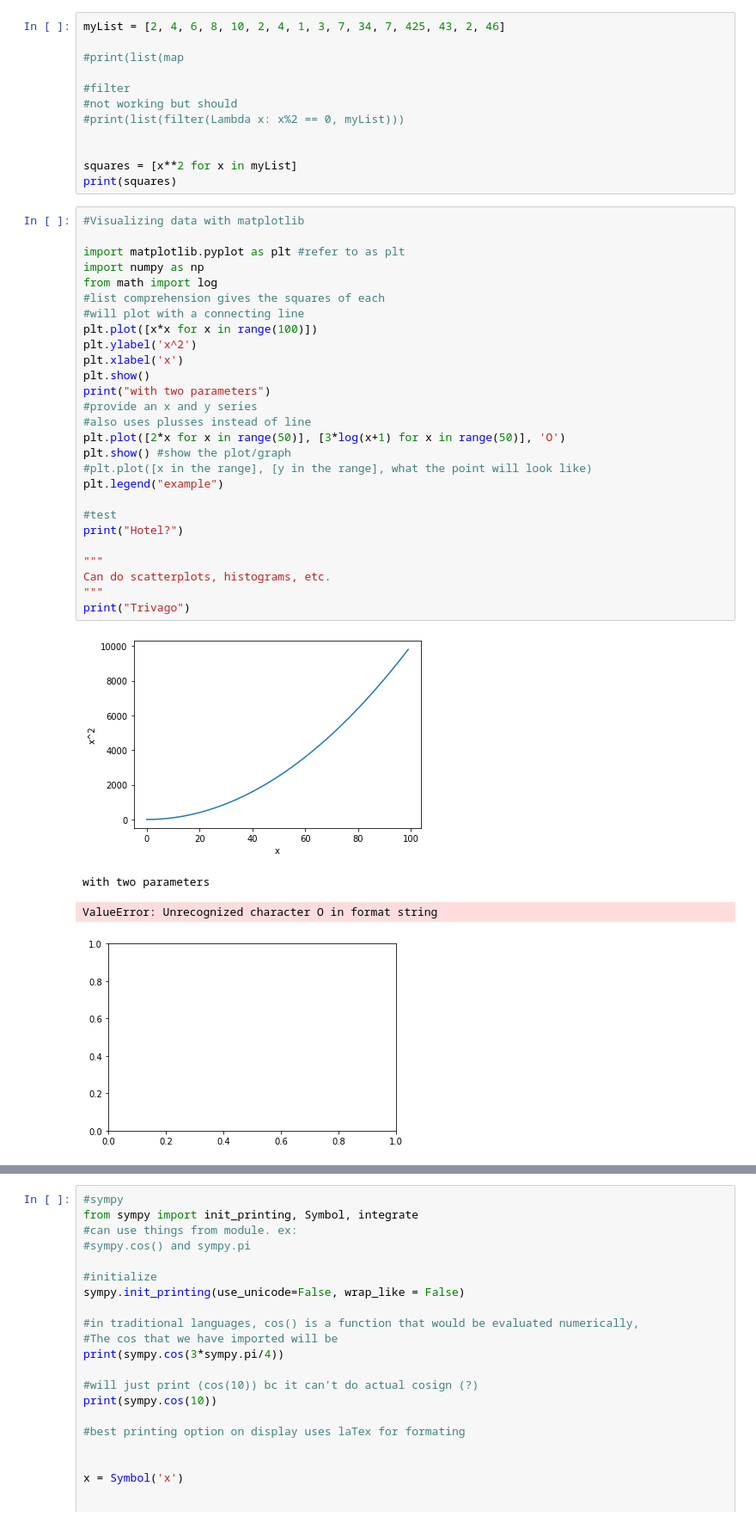
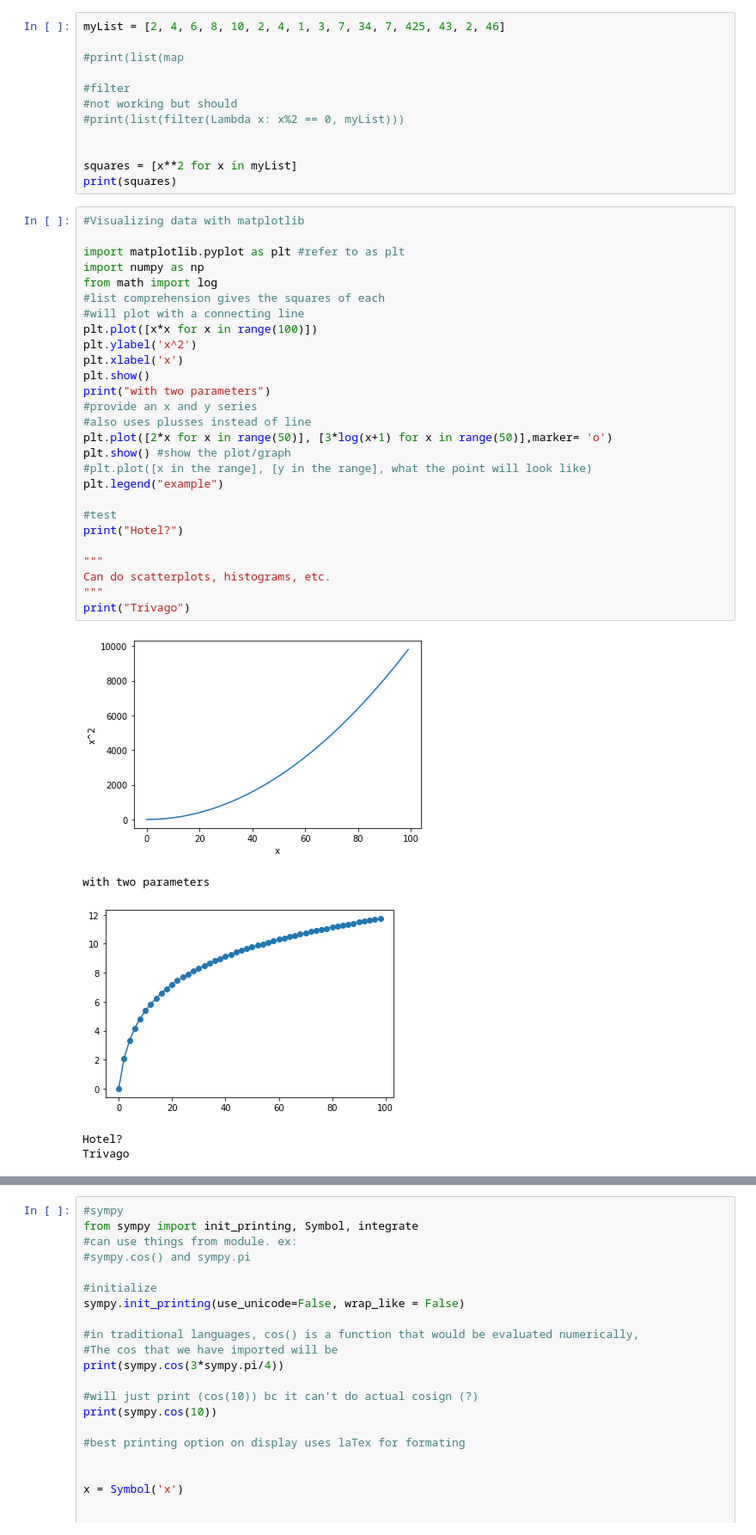
Before and after one commit to GabrielSolomonHolland/python-practice, a Jupyter notebook: Test.ipynb, the cells around one changed output, grey strips where cells are left out. Shown at 86% size. Saved outputs shown, nothing was run; the diff lists cells and outputs as text.

```diff
--- a/Test.ipynb
+++ b/Test.ipynb
@@ -300,32 +300,33 @@ print(squares)
 # %%
 #Visualizing data with matplotlib
 
 import matplotlib.pyplot as plt #refer to as plt
 import numpy as np
 from math import log
 #list comprehension gives the squares of each
 #will plot with a connecting line
 plt.plot([x*x for x in range(100)])
 plt.ylabel('x^2')
 plt.xlabel('x')
 plt.show()
 print("with two parameters")
 #provide an x and y series
 #also uses plusses instead of line
-plt.plot([2*x for x in range(50)], [3*log(x+1) for x in range(50)], 'O')
+plt.plot([2*x for x in range(50)], [3*log(x+1) for x in range(50)],marker= 'o')
 plt.show() #show the plot/graph
 #plt.plot([x in the range], [y in the range], what the point will look like)
 plt.legend("example")
 
 #test
 print("Hotel?")
 
 """
 Can do scatterplots, histograms, etc.
 """
 print("Trivago")
 # %% [output]
 [figure]
 with two parameters
+[figure, new version]
-ValueError: Unrecognized character O in format string
+Hotel?
+Trivago
-[figure, old version]
```
Also changed, not shown: parts of 6 cells of this notebook.
